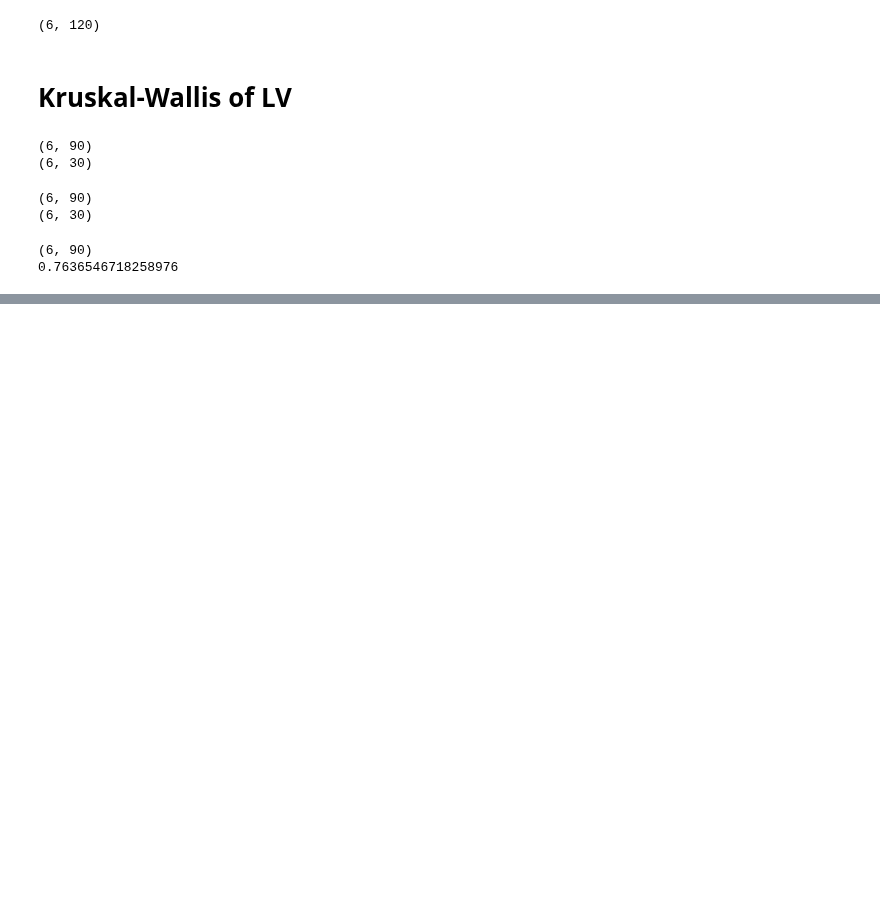
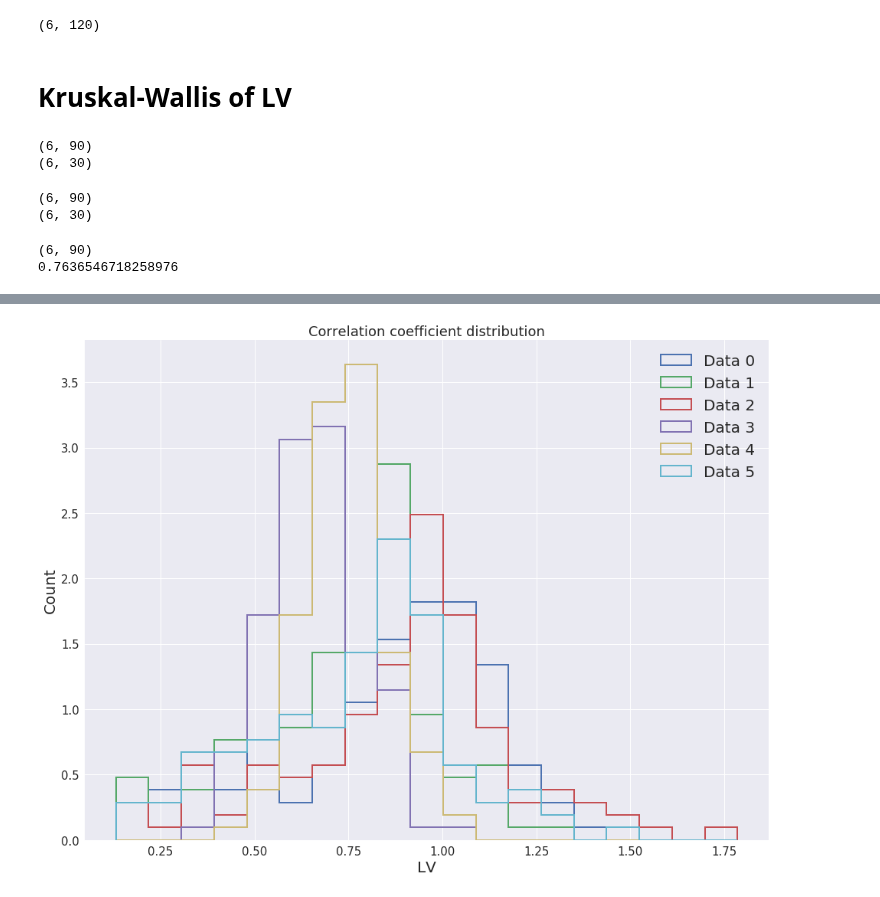
Before and after one commit to Mikkolehtimaki/eitn_model_validation, a Jupyter notebook: local_coeff_of_variation.ipynb, the cells around one changed output, grey strips where cells are left out. Drawn from its saved outputs; the diff is of its cells as text; code cells hidden in the pictures; blank space fills up the shorter version.

Commit message:
plot hist of lv

```diff
--- a/local_coeff_of_variation.ipynb
+++ b/local_coeff_of_variation.ipynb
@@ -60,0 +61,17 @@ kw_stats = vf.kw_pairwise(total_lv, title='KW of all neuron LVs')
+# %%
+plt.clf()
+matplotlib.rcParams['figure.figsize'] = [16, 12]
+bins = np.linspace(np.min(total_lv), np.max(total_lv), 20)
+
+for idx, lv in enumerate(total_lv):
+    plt.hist(lv, bins=bins, histtype='step', lw=2, label='Data %s' % idx, density=True)
+
+plt.legend(loc='best', fontsize=20)
+plt.xlabel('LV', fontsize=20)
+plt.ylabel('Count', fontsize=20)
+plt.tick_params(axis='both', which='major', labelsize=15)
+plt.title('Correlation coefficient distribution')
+plt.savefig('lv_hist.png')
+plt.show()
+# %% [output]
+[figure, added]
```
Also changed, not shown: parts of 3 cells of this notebook.
